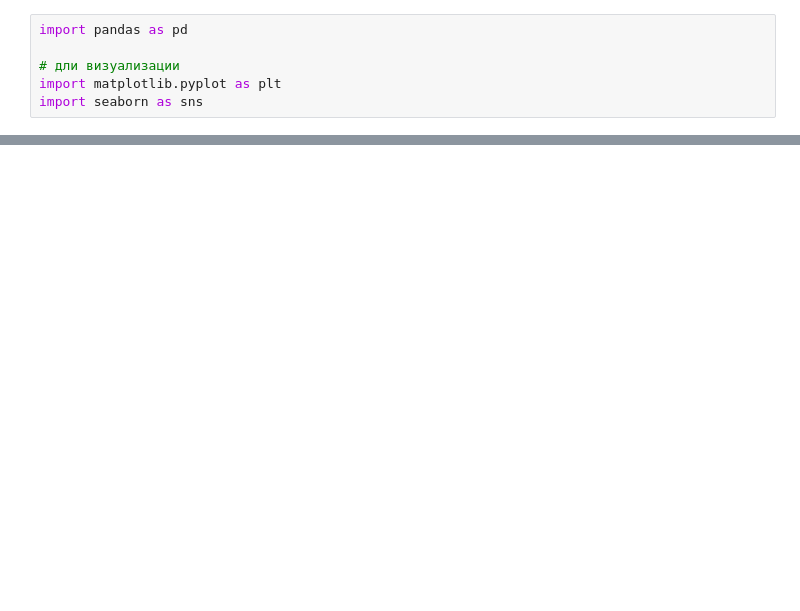
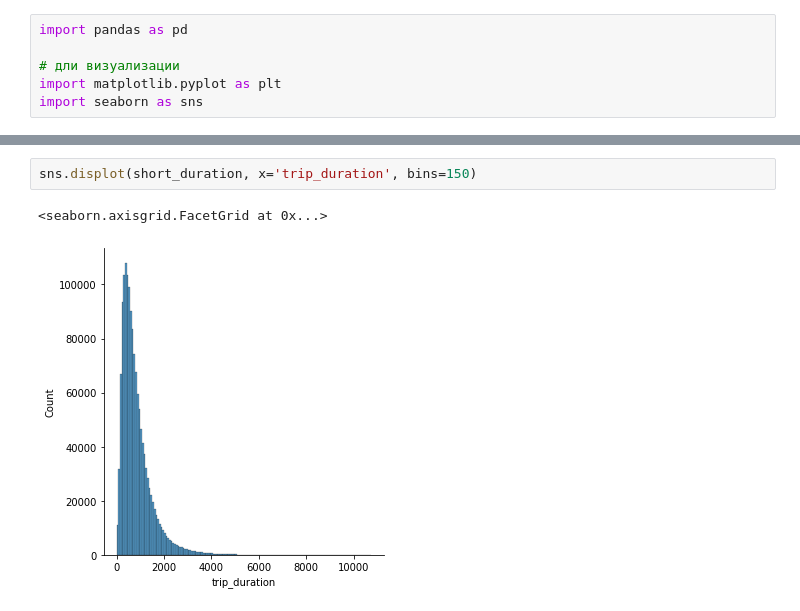
Before and after one commit to fedorovgv/WIT, a Jupyter notebook: stat.ipynb, the cells around one changed output, grey strips where cells are left out. Cells and saved outputs as stored; diff of their text form; blank space fills up the shorter version.

```diff
--- a/stat.ipynb
+++ b/stat.ipynb
@@ -34,0 +74,5 @@ import seaborn as sns
+# %%
+sns.displot(short_duration, x='trip_duration', bins=150)
+# %% [output]
+<seaborn.axisgrid.FacetGrid at 0x...>
+[figure, added]
```
Also changed, not shown: parts of 16 cells of this notebook.
